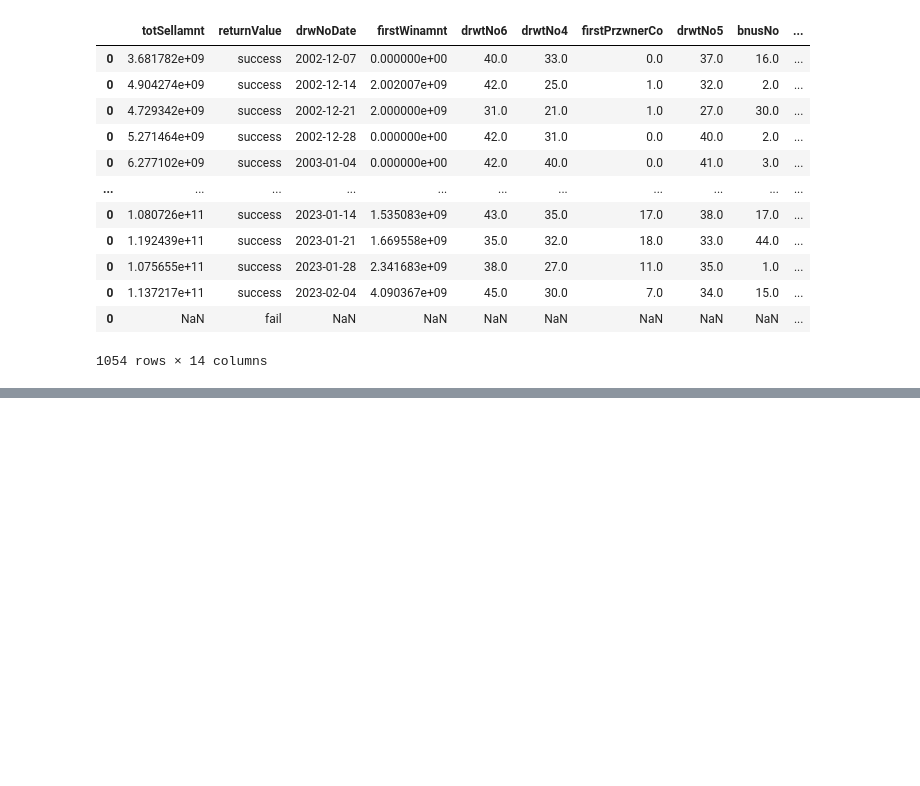
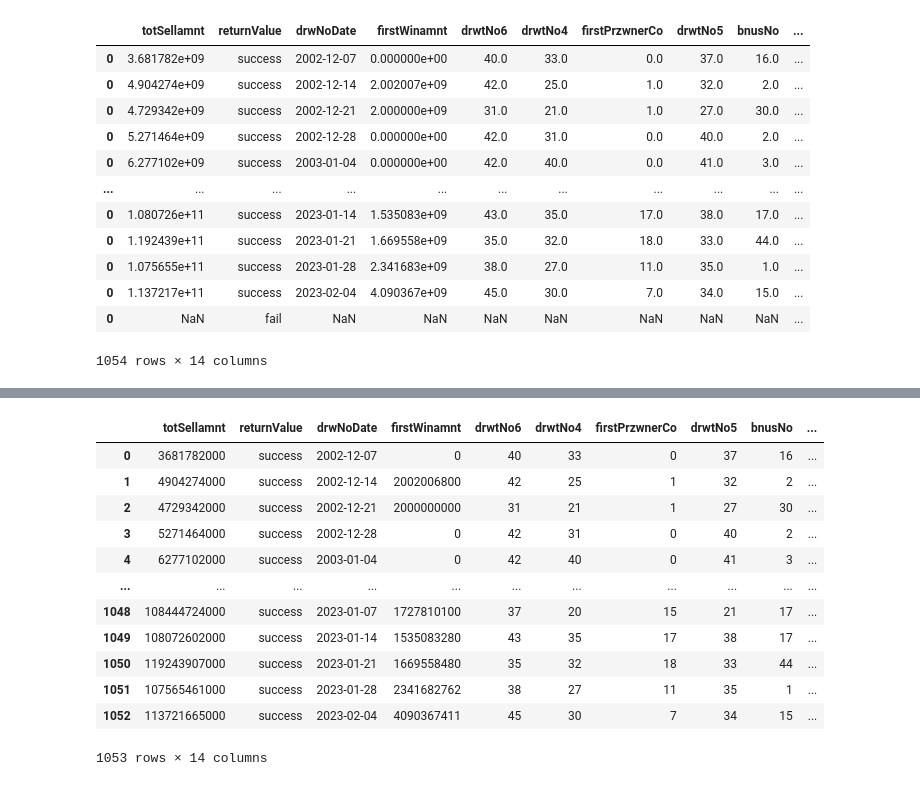
Before and after one commit to obilige/lotto, a Jupyter notebook: analysis.ipynb, the cells around one changed output, grey strips where cells are left out. Saved outputs shown, nothing was run; the diff lists cells and outputs as text; code cells hidden in the pictures; blank space fills up the shorter version.

```diff
--- a/analysis.ipynb
+++ b/analysis.ipynb
@@ -188,0 +153,3 @@ def add_data():
+# %%
+df = pd.read_csv("data/data.csv", encoding='utf-8', index_col=0)
+df
@@ -188,0 +239,16 @@ def add_data():
+# %%
+df
+# %% [output]
+|  | totSellamnt | returnValue | drwNoDate | firstWinamnt | drwtNo6 | drwtNo4 | firstPrzwnerCo | drwtNo5 | bnusNo | ... |
+| 0 | 3681782000 | success | 2002-12-07 | 0 | 40 | 33 | 0 | 37 | 16 | ... |
+| 1 | 4904274000 | success | 2002-12-14 | 2002006800 | 42 | 25 | 1 | 32 | 2 | ... |
+| 2 | 4729342000 | success | 2002-12-21 | 2000000000 | 31 | 21 | 1 | 27 | 30 | ... |
+| 3 | 5271464000 | success | 2002-12-28 | 0 | 42 | 31 | 0 | 40 | 2 | ... |
+| 4 | 6277102000 | success | 2003-01-04 | 0 | 42 | 40 | 0 | 41 | 3 | ... |
+| ... | ... | ... | ... | ... | ... | ... | ... | ... | ... | ... |
+| 1048 | 108444724000 | success | 2023-01-07 | 1727810100 | 37 | 20 | 15 | 21 | 17 | ... |
+| 1049 | 108072602000 | success | 2023-01-14 | 1535083280 | 43 | 35 | 17 | 38 | 17 | ... |
+| 1050 | 119243907000 | success | 2023-01-21 | 1669558480 | 35 | 32 | 18 | 33 | 44 | ... |
+| 1051 | 107565461000 | success | 2023-01-28 | 2341682762 | 38 | 27 | 11 | 35 | 1 | ... |
+| 1052 | 113721665000 | success | 2023-02-04 | 4090367411 | 45 | 30 | 7 | 34 | 15 | ... |
+1053 rows × 14 columns
```
Also changed, not shown: parts of 61 cells of this notebook, 1 other file.
